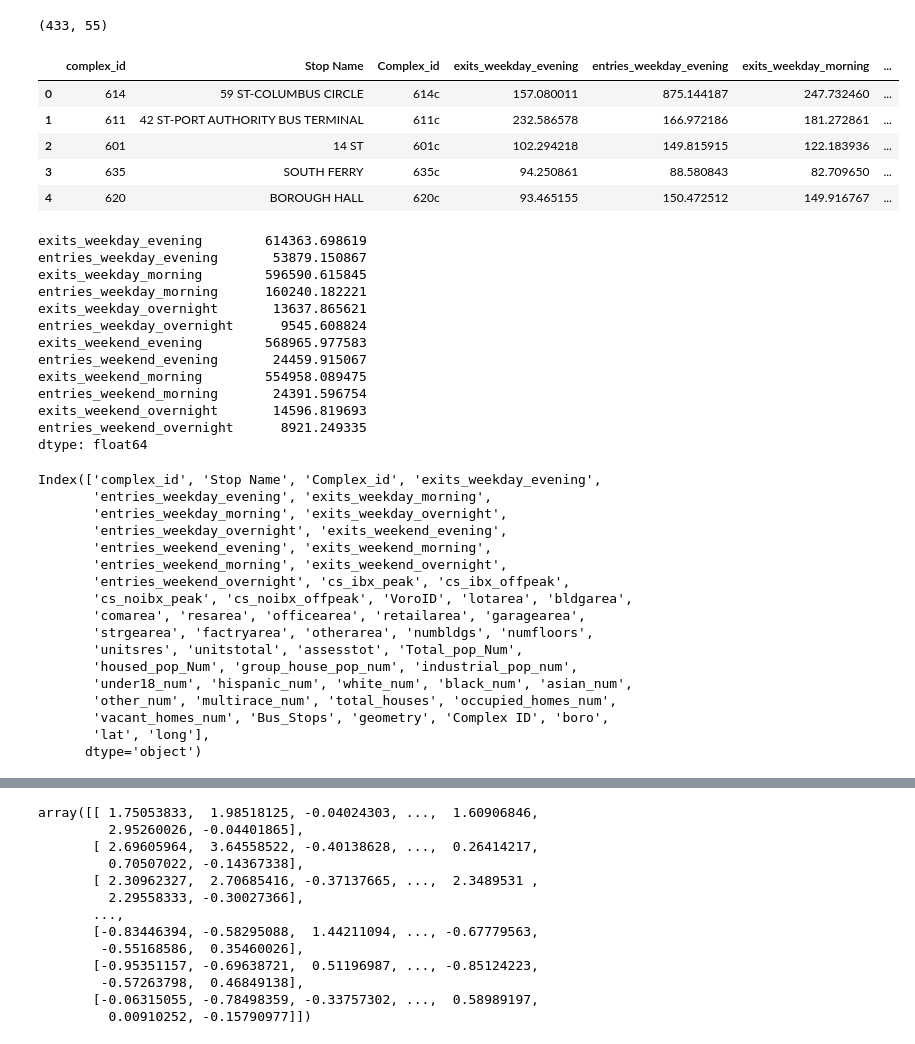
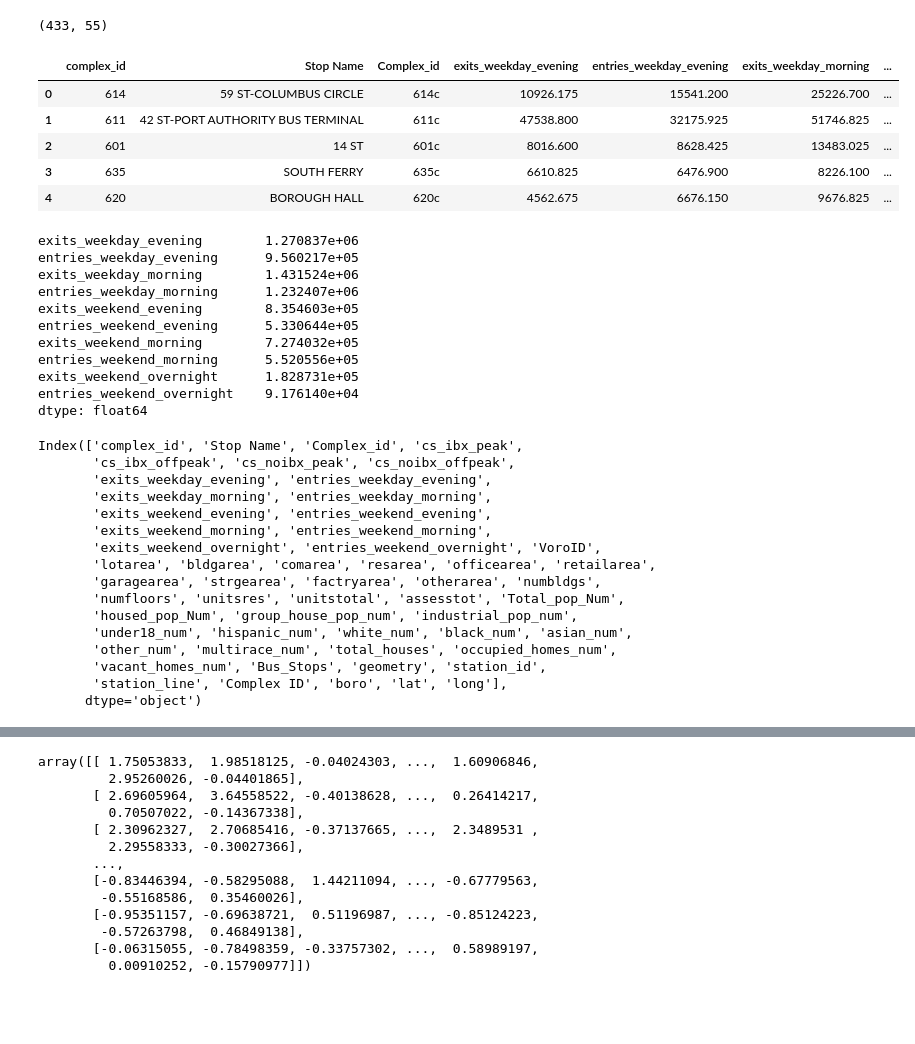
Before and after one commit to CUSPADS2022IBX/IBXRidership, a Jupyter notebook: merge_analysis.ipynb, the cells around one changed output, grey strips where cells are left out. Drawn from its saved outputs; the diff is of its cells as text; code cells hidden in the pictures; blank space fills up the shorter version.

```diff
--- a/merge_analysis.ipynb
+++ b/merge_analysis.ipynb
@@ -101,8 +119,8 @@ we_ov['complex_id'] = we_ov['complex_id'].astype(str)
 # %%
-for d in [wd_ev, wd_mr, wd_ov, we_ev, we_mr, we_ov]:
+for d in [wd_ev, wd_mr, we_ev, we_mr, we_ov]:   #leaving out wd_ov until Turbold confirms
     n = d.loc[0,'DOW'] + "_" + d.loc[0,'TOD']
-    ts_1 = d[['complex_id','avg(net_exits)','avg(net_entries)']]
-    ts_1.rename({'avg(net_exits)':f'exits_{n}','avg(net_entries)':f'entries_{n}'},axis=1,inplace=True)
+    ts_1 = d[['complex_id','avg(exits)','avg(entries)']]
+    ts_1.rename({'avg(exits)':f'exits_{n}','avg(entries)':f'entries_{n}'},axis=1,inplace=True)
     mg = pd.merge(mg,ts_1,how='left',left_on='complex_id',right_on='complex_id')
 # %%
 mg.head()
@@ -169,61 +186,58 @@ mg.shape
 # %%
 mg_noIBX = mg_noIBX[['complex_id', 'Stop Name', 'Complex_id','exits_weekday_evening', 'entries_weekday_evening',
        'exits_weekday_morning', 'entries_weekday_morning',
-       'exits_weekday_overnight', 'entries_weekday_overnight',
+       #'exits_weekday_overnight', 'entries_weekday_overnight',
        'exits_weekend_evening', 'entries_weekend_evening',
        'exits_weekend_morning', 'entries_weekend_morning',
        'exits_weekend_overnight', 'entries_weekend_overnight','cs_ibx_peak',
        'cs_ibx_offpeak', 'cs_noibx_peak', 'cs_noibx_offpeak','VoroID',
        'lotarea', 'bldgarea', 'comarea', 'resarea', 'officearea', 'retailarea',
        'garagearea', 'strgearea', 'factryarea', 'otherarea', 'numbldgs',
        'numfloors', 'unitsres', 'unitstotal', 'assesstot', 'Total_pop_Num',
        'housed_pop_Num', 'group_house_pop_num', 'industrial_pop_num',
        'under18_num', 'hispanic_num', 'white_num', 'black_num', 'asian_num',
        'other_num', 'multirace_num', 'total_houses', 'occupied_homes_num',
        'vacant_homes_num', 'Bus_Stops', 'geometry','Complex ID', 'boro', 'lat', 'long']]
 mg_noIBX.head()
 # %% [output]
 |  | complex_id | Stop Name | Complex_id | exits_weekday_evening | entries_weekday_evening | exits_weekday_morning | ... |
-| 0 | 614 | 59 ST-COLUMBUS CIRCLE | 614c | 157.080011 | 875.144187 | 247.732460 | ... |
-| 1 | 611 | 42 ST-PORT AUTHORITY BUS TERMINAL | 611c | 232.586578 | 166.972186 | 181.272861 | ... |
-| 2 | 601 | 14 ST | 601c | 102.294218 | 149.815915 | 122.183936 | ... |
-| 3 | 635 | SOUTH FERRY | 635c | 94.250861 | 88.580843 | 82.709650 | ... |
-| 4 | 620 | BOROUGH HALL | 620c | 93.465155 | 150.472512 | 149.916767 | ... |
+| 0 | 614 | 59 ST-COLUMBUS CIRCLE | 614c | 10926.175 | 15541.200 | 25226.700 | ... |
+| 1 | 611 | 42 ST-PORT AUTHORITY BUS TERMINAL | 611c | 47538.800 | 32175.925 | 51746.825 | ... |
+| 2 | 601 | 14 ST | 601c | 8016.600 | 8628.425 | 13483.025 | ... |
+| 3 | 635 | SOUTH FERRY | 635c | 6610.825 | 6476.900 | 8226.100 | ... |
+| 4 | 620 | BOROUGH HALL | 620c | 4562.675 | 6676.150 | 9676.825 | ... |
 # %%
 #mg_noIBX.to_csv('mg_noIBX.csv')
 # %%
 mg.loc[:,'exits_weekday_evening':'entries_weekend_overnight'].sum()
 # %% [output]
-exits_weekday_evening        614363.698619
-entries_weekday_evening       53879.150867
-exits_weekday_morning        596590.615845
-entries_weekday_morning      160240.182221
-exits_weekday_overnight       13637.865621
-entries_weekday_overnight      9545.608824
-exits_weekend_evening        568965.977583
-entries_weekend_evening       24459.915067
-exits_weekend_morning        554958.089475
-entries_weekend_morning       24391.596754
-exits_weekend_overnight       14596.819693
-entries_weekend_overnight      8921.249335
+exits_weekday_evening        1.270837e+06
+entries_weekday_evening      9.560217e+05
+exits_weekday_morning        1.431524e+06
+entries_weekday_morning      1.232407e+06
+exits_weekend_evening        8.354603e+05
+entries_weekend_evening      5.330644e+05
+exits_weekend_morning        7.274032e+05
+entries_weekend_morning      5.520556e+05
+exits_weekend_overnight      1.828731e+05
+entries_weekend_overnight    9.176140e+04
 dtype: float64
 # %%
 mg.columns
 # %% [output]
-Index(['complex_id', 'Stop Name', 'Complex_id', 'exits_weekday_evening',
-       'entries_weekday_evening', 'exits_weekday_morning',
-       'entries_weekday_morning', 'exits_weekday_overnight',
-       'entries_weekday_overnight', 'exits_weekend_evening',
-       'entries_weekend_evening', 'exits_weekend_morning',
-       'entries_weekend_morning', 'exits_weekend_overnight',
-       'entries_weekend_overnight', 'cs_ibx_peak', 'cs_ibx_offpeak',
-       'cs_noibx_peak', 'cs_noibx_offpeak', 'VoroID', 'lotarea', 'bldgarea',
-       'comarea', 'resarea', 'officearea', 'retailarea', 'garagearea',
-       'strgearea', 'factryarea', 'otherarea', 'numbldgs', 'numfloors',
-       'unitsres', 'unitstotal', 'assesstot', 'Total_pop_Num',
+Index(['complex_id', 'Stop Name', 'Complex_id', 'cs_ibx_peak',
+       'cs_ibx_offpeak', 'cs_noibx_peak', 'cs_noibx_offpeak',
+       'exits_weekday_evening', 'entries_weekday_evening',
+       'exits_weekday_morning', 'entries_weekday_morning',
+       'exits_weekend_evening', 'entries_weekend_evening',
+       'exits_weekend_morning', 'entries_weekend_morning',
+       'exits_weekend_overnight', 'entries_weekend_overnight', 'VoroID',
+       'lotarea', 'bldgarea', 'comarea', 'resarea', 'officearea', 'retailarea',
+       'garagearea', 'strgearea', 'factryarea', 'otherarea', 'numbldgs',
+       'numfloors', 'unitsres', 'unitstotal', 'assesstot', 'Total_pop_Num',
        'housed_pop_Num', 'group_house_pop_num', 'industrial_pop_num',
        'under18_num', 'hispanic_num', 'white_num', 'black_num', 'asian_num',
        'other_num', 'multirace_num', 'total_houses', 'occupied_homes_num',
-       'vacant_homes_num', 'Bus_Stops', 'geometry', 'Complex ID', 'boro',
-       'lat', 'long'],
+       'vacant_homes_num', 'Bus_Stops', 'geometry', 'station_id',
+       'station_line', 'Complex ID', 'boro', 'lat', 'long'],
       dtype='object')
```
Also changed, not shown: parts of 13 cells of this notebook, 1 other file.
